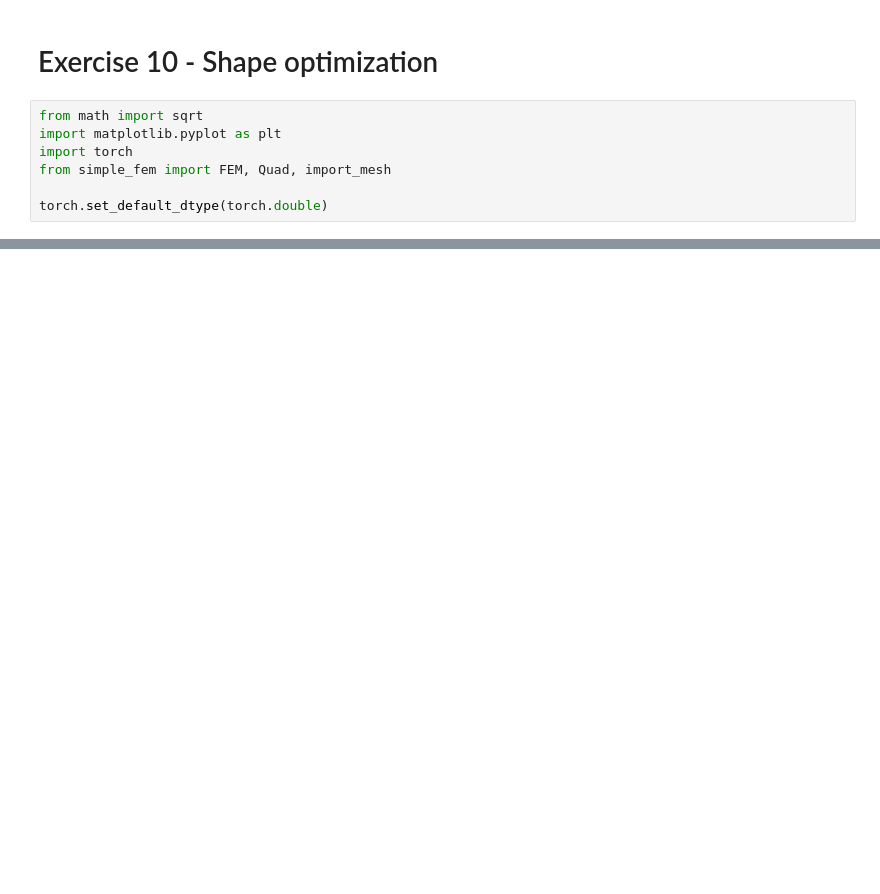
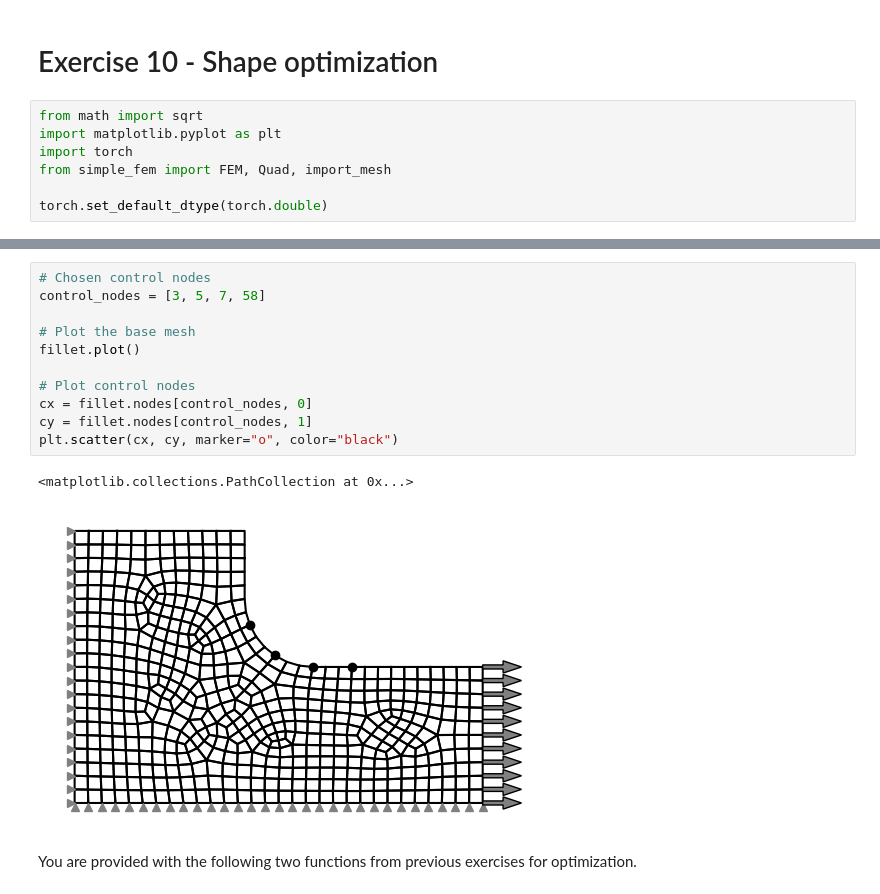
Before and after one commit to meyer-nils/structural_optimization, a Jupyter notebook: exercise_10_shape.ipynb, the cells around one changed output, grey strips where cells are left out. Cells and saved outputs as stored; diff of their text form; blank space fills up the shorter version.

Commit message:
Update shape exercise.

```diff
--- a/exercise_10_shape.ipynb
+++ b/exercise_10_shape.ipynb
@@ -270,0 +139,16 @@ plt.scatter(
+# %%
+# Chosen control nodes
+control_nodes = [3, 5, 7, 58]
+
+# Plot the base mesh
+fillet.plot()
+
+# Plot control nodes
+cx = fillet.nodes[control_nodes, 0]
+cy = fillet.nodes[control_nodes, 1]
+plt.scatter(cx, cy, marker="o", color="black")
+# %% [output]
+<matplotlib.collections.PathCollection at 0x...>
+[figure, added]
+# %% [markdown]
+You are provided with the following two functions from previous exercises for optimization.
```
Also changed, not shown: parts of 49 cells of this notebook, 1 other file.
